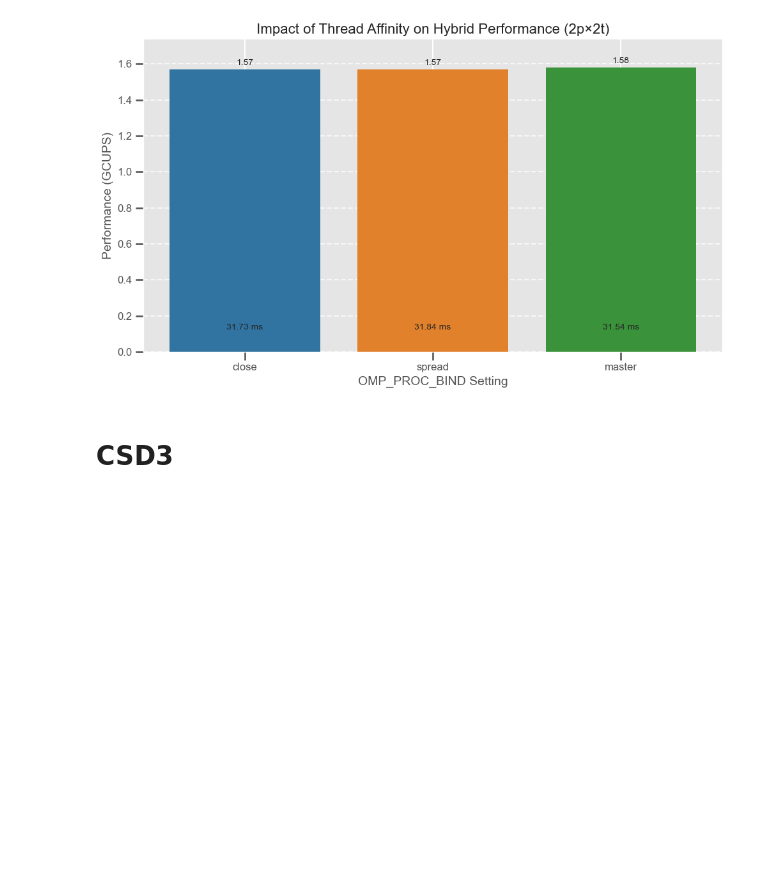
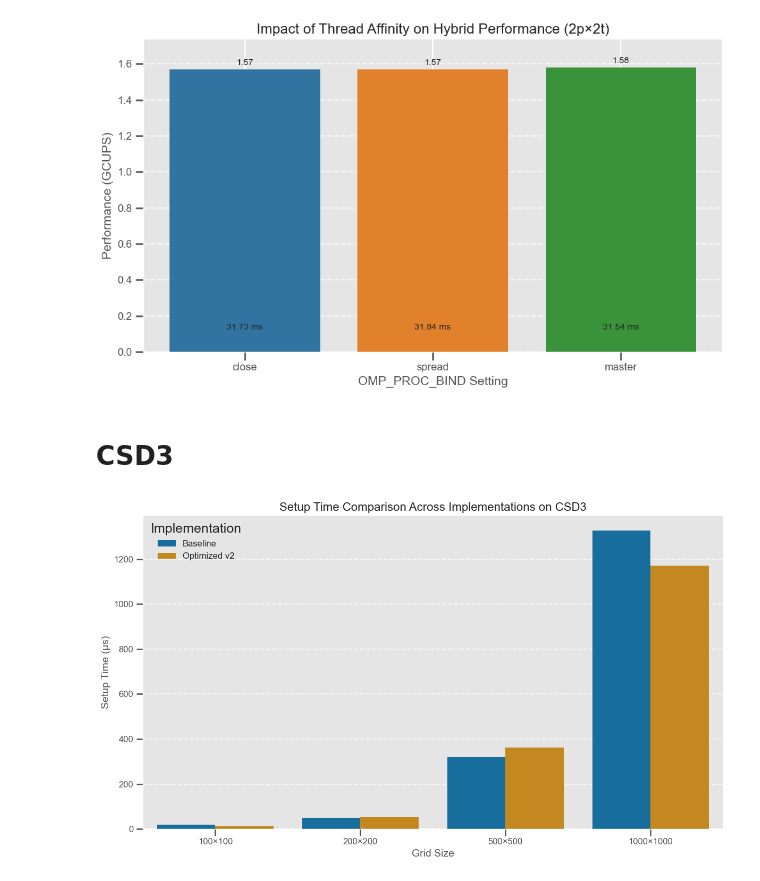
Before and after one commit to AprilQx/Advanced-Computing, a Jupyter notebook: notebook/visualization.ipynb, the cells around one changed output. Cells and saved outputs as stored; diff of their text form; code cells hidden in the pictures; blank space fills up the shorter version.

Commit message:
updated visualization from csd3

```diff
--- a/notebook/visualization.ipynb
+++ b/notebook/visualization.ipynb
@@ -1562,0 +1571,47 @@ plt.show()
+# %%
+baseline_data = {
+    100: [0.0193606 ,  0.00583381, 0.0056764, 0.030563 ,5.83381],
+    200: [  0.049254, 0.0183033, 0.0164333, 0.0988375, 22.7108],
+    500: [0.319831,0.165221,  0.163209, 0.209065,  165.221],
+    1000: [1.32833, 0.659175, 0.626722, 0.764455, 659.175]
+}
+
+
+optimized_v2_data = {
+    100: [0.0114397, 0.00601182,0.0058544,0.0318456, 6.01182],
+    200: [0.0513585, 0.0233684, 0.0230778, 0.0498283, 23.3684],
+    500: [0.361134, 0.161227, 0.159544,0.209239, 161.227],
+    1000: [1.17067 , 0.619919,  0.611926, 0.709475,619.919]
+
+}
+# %%
+grid_sizes = [100, 200, 500, 1000]
+# %%
+# Create a DataFrame for easier manipulation
+df = pd.DataFrame({
+    'Grid Size': grid_sizes * 2,
+    'Implementation': ['Baseline'] * len(grid_sizes) + ['Optimized v2'] * len(grid_sizes),
+    'Setup Time (μs)': [baseline_data[s][0] * 1000 for s in grid_sizes] +
+                      [optimized_v2_data[s][0] * 1000 for s in grid_sizes],
+    'Avg Iter Time (μs)': [baseline_data[s][1] * 1000 for s in grid_sizes] +
+                         [optimized_v2_data[s][1] * 1000 for s in grid_sizes],
+    'Min Iter Time (μs)': [baseline_data[s][2] * 1000 for s in grid_sizes] +
+                         [optimized_v2_data[s][2] * 1000 for s in grid_sizes],
+    'Max Iter Time (μs)': [baseline_data[s][3] * 1000 for s in grid_sizes] +
+                         [optimized_v2_data[s][3] * 1000 for s in grid_sizes],
+    'Total Time (ms)': [baseline_data[s][4] for s in grid_sizes] +
+                      [optimized_v2_data[s][4] for s in grid_sizes],
+})
+# %%
+plt.figure(figsize=(12, 7))
+sns.barplot(data=df, x='Grid Size', y='Setup Time (μs)', hue='Implementation')
+plt.title('Setup Time Comparison Across Implementations on CSD3', fontsize=16)
+plt.xlabel('Grid Size', fontsize=14)
+plt.ylabel('Setup Time (μs)', fontsize=14)
+plt.xticks(ticks=range(4), labels=[f'{s}×{s}' for s in grid_sizes])
+plt.legend(title='Implementation', fontsize=12)
+plt.grid(axis='y', linestyle='--', alpha=0.7)
+plt.tight_layout()
+plt.show()
+# %% [output]
+[figure, added]
```
Also changed, not shown: parts of 9 cells of this notebook, 4 other files.
